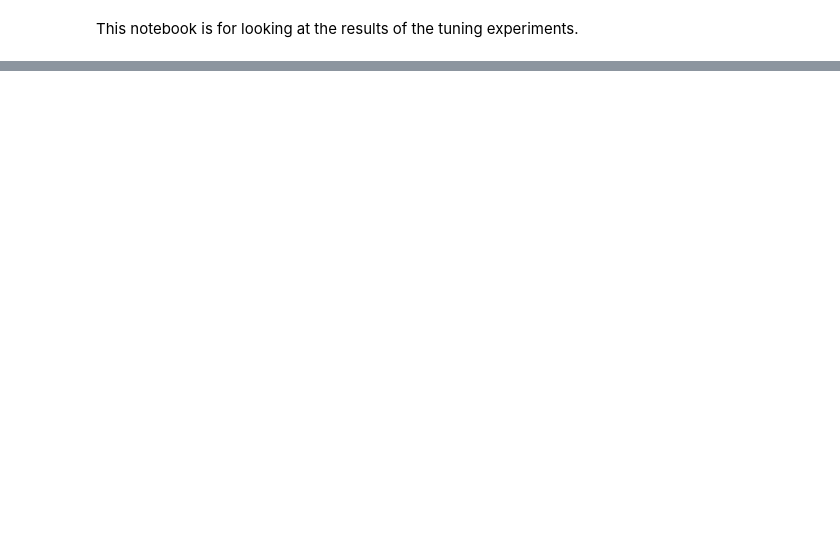
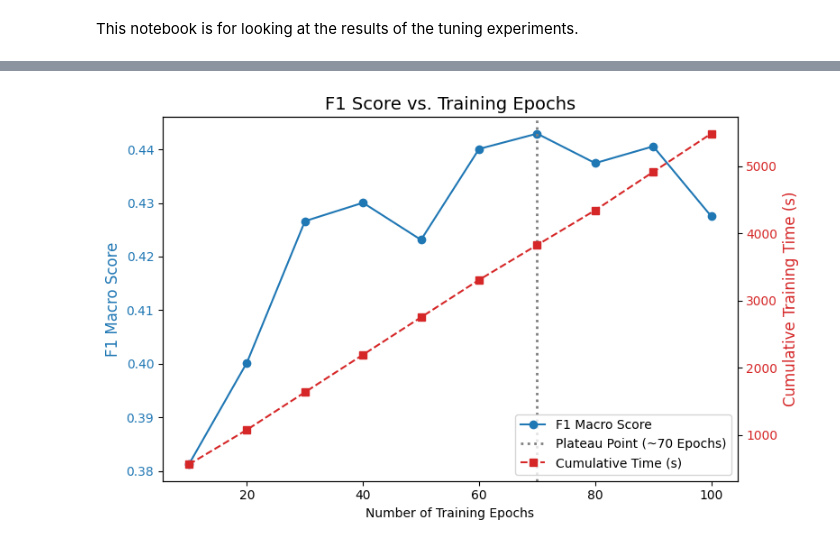
Before and after one commit to dsgt-arc/birdclef-2025, a Jupyter notebook: user/acmiyaguchi/quantization/notebooks/07-check-tune.ipynb, the cells around one changed output, grey strips where cells are left out. Saved outputs shown, nothing was run; the diff lists cells and outputs as text; code cells hidden in the pictures; blank space fills up the shorter version.

```diff
--- a/user/acmiyaguchi/quantization/notebooks/07-check-tune.ipynb
+++ b/user/acmiyaguchi/quantization/notebooks/07-check-tune.ipynb
@@ -69,0 +119,2 @@ tokenizer_timing.show()
+# %%
+strawman = show_results(f"{scratch}/mel2vec-strawman")
@@ -70 +137,49 @@ tokenizer_timing.show()
+# %%
+df = strawman.toPandas()
+
+df = df.sort_values(by="epochs").reset_index(drop=True)
+
+# Create the plot
+fig, ax1 = plt.subplots(figsize=(8, 5))
+
+# Plot F1 Score on the primary y-axis
+color = "tab:blue"
+ax1.set_xlabel("Number of Training Epochs")
+ax1.set_ylabel("F1 Macro Score", color=color, fontsize=12)
+ax1.plot(
+    df["epochs"], df["f1_macro_score"], color=color, marker="o", label="F1 Macro Score"
+)
+ax1.tick_params(axis="y", labelcolor=color)
+
+# Instantiate a second y-axis for time - notice the time data is noisy, but shows a general trend
+ax2 = ax1.twinx()
+color = "tab:red"
+ax2.set_ylabel("Cumulative Training Time (s)", color=color, fontsize=12)
+# To make the time plot meaningful, we calculate the cumulative time
+df["cumulative_time"] = df["time"].cumsum()
+ax2.plot(
+    df["epochs"],
+    df["cumulative_time"],
+    color=color,
+    marker="s",
+    linestyle="--",
+    label="Cumulative Time (s)",
+)
+ax2.tick_params(axis="y", labelcolor=color)
+
+# Highlight the plateau area
+ax1.axvline(
+    x=70, color="grey", linestyle=":", linewidth=2, label="Plateau Point (~70 Epochs)"
+)
+
+# Final Touches
+plt.title("F1 Score vs. Training Epochs", fontsize=14)
+# Consolidate legends
+lines, labels = ax1.get_legend_handles_labels()
+lines2, labels2 = ax2.get_legend_handles_labels()
+ax2.legend(lines + lines2, labels + labels2, loc="lower right")
+
+fig.tight_layout()
+# %% [output]
+[figure, added]
 # %%
```
Also changed, not shown: parts of 12 cells of this notebook, 3 other files.
